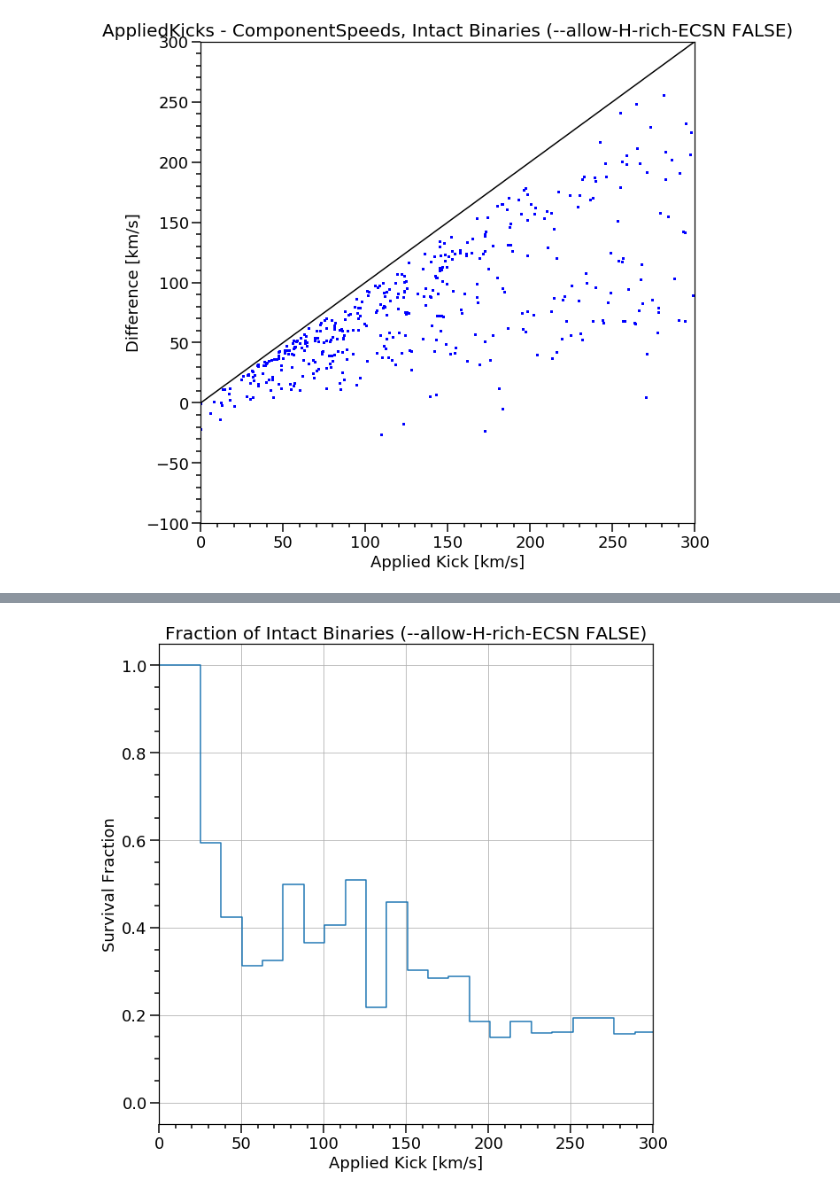
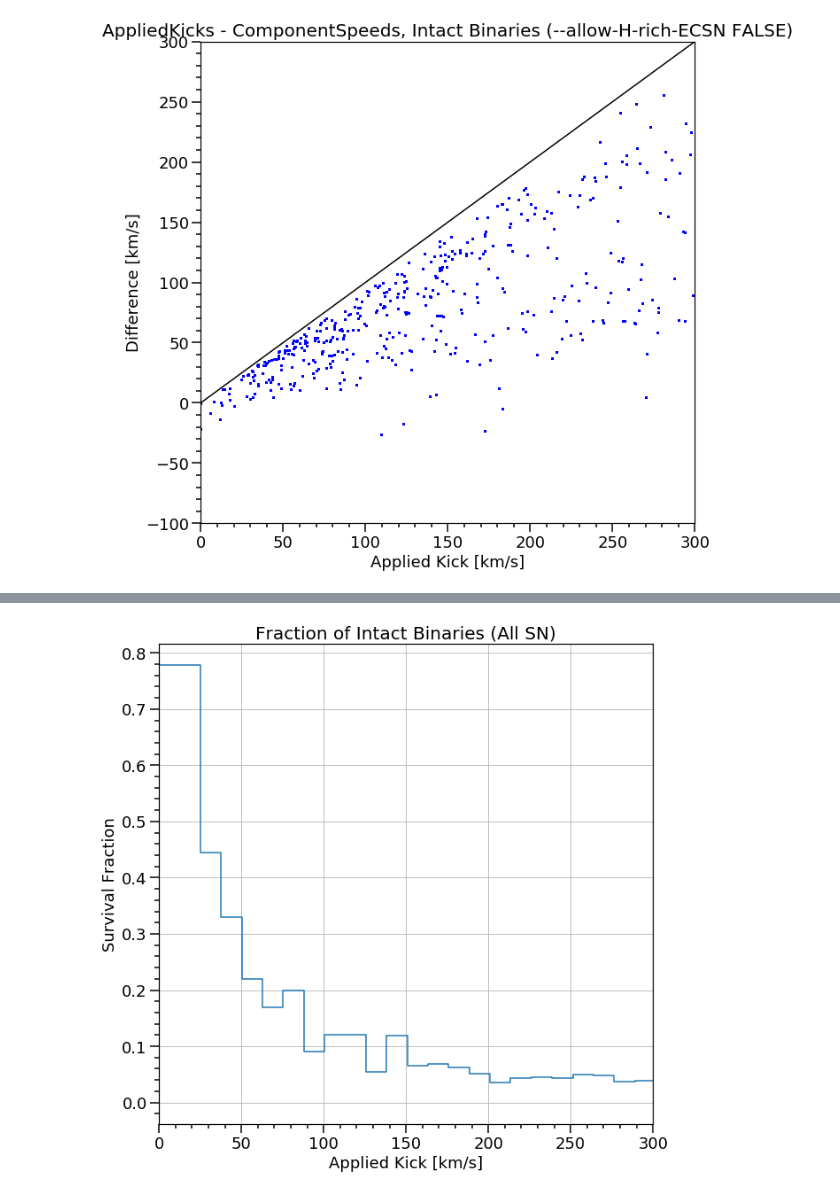
Before and after one commit to veome22/supernova_remnant_prescription, a Jupyter notebook: FRONTERA_kick_dist_plots_compas_BSE.ipynb, the cells around one changed output, grey strips where cells are left out. Drawn from its saved outputs; the diff is of its cells as text; code cells hidden in the pictures.

```diff
--- a/FRONTERA_kick_dist_plots_compas_BSE.ipynb
+++ b/FRONTERA_kick_dist_plots_compas_BSE.ipynb
@@ -454,8 +454,13 @@ UNBOUND_ECSN  = fdata_bse_ECSN['BSE_Supernovae']["Unbound"][...].squeeze()
 KICK_DATA_ECSN = fdata_bse_ECSN['BSE_Supernovae']['Applied_Kick_Magnitude(SN)'][...].squeeze()
 COMPONENT_SPEEDS_ECSN = fdata_bse_ECSN['BSE_Supernovae']['ComponentSpeed(SN)'][...].squeeze()
 
-MT_DONOR_MASK = np.empty(len(MT_DONOR_HIST), dtype="bool")
+print(len(MT_DONOR_HIST))
+print(len(SN_TYPE_ECSN))
+
+MT_DONOR_MASK = np.full(len(MT_DONOR_HIST), True, dtype="bool")
+print(MT_DONOR_MASK)
 for i in range(len(MT_DONOR_HIST)):
-    MT_DONOR_MASK[i] = bool("NA" not in MT_DONOR_HIST[i])
+    if SN_TYPE_ECSN[i]==2:
+        MT_DONOR_MASK[i] = bool("NA" not in MT_DONOR_HIST[i])
 
 fdata_bse_ECSN.close()
@@ -812,22 +850,22 @@ plt.show()
 # %%
 f, ax= plt.subplots(1, 1,  figsize=(10,10))
 
 bins = np.linspace(0, 2500, 200)
 
 survived, bins = np.histogram(APPLIED_KICKS_ALLSN_BOUND_ECSN_FALSE, bins=bins)
-total, bins = np.histogram(ALLSN_ECSN_FALSE, bins=bins)
+total, bins = np.histogram(APPLIED_KICKS_ALLSN_ECSN_FALSE, bins=bins)
 
 plt.step(bins[:-1], survived/total, where='post')
 
 
 plt.xlim(0,300)
 
 layoutAxes(ax=ax, nameX='Applied Kick [km/s]',\
        nameY='Survival Fraction')
 
-plt.title("Fraction of Intact Binaries (--allow-H-rich-ECSN FALSE)", fontsize=20)
+plt.title("Fraction of Intact Binaries (All SN)", fontsize=20)
 
 plt.grid()
 plt.show()
 # %% [output]
-[figure, old version]
+[figure, new version]
```
Also changed, not shown: parts of 13 cells of this notebook, 1 other file.
